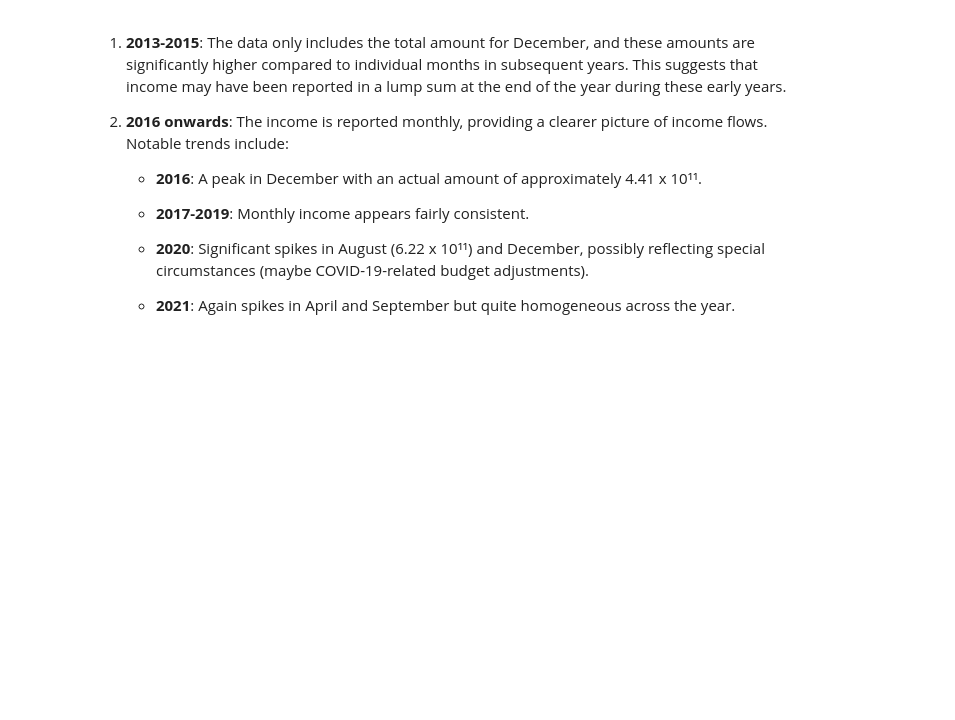
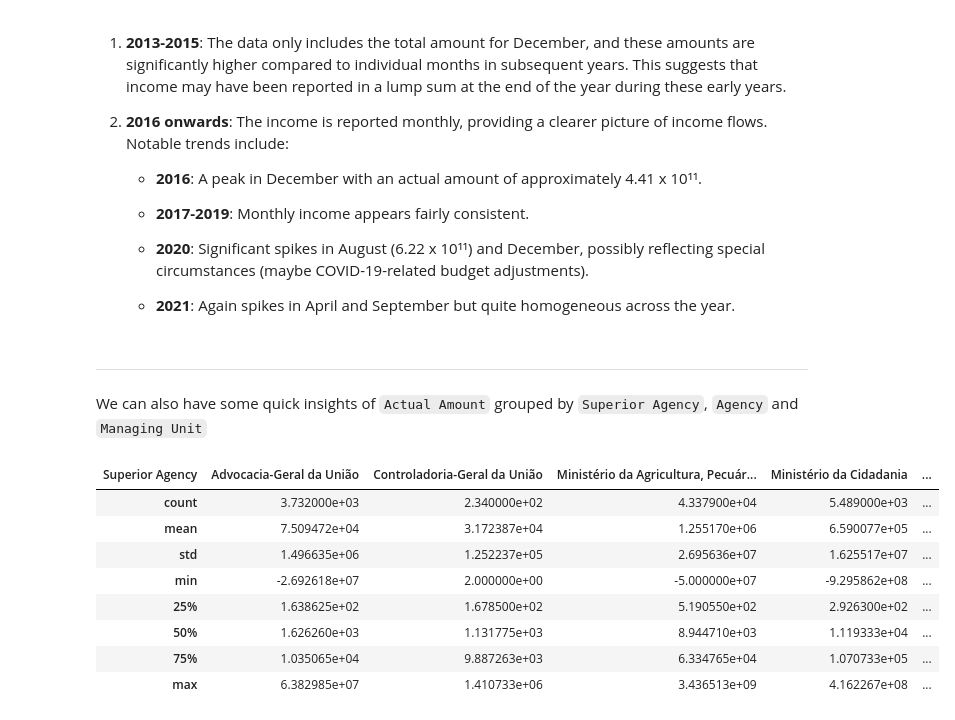
Before and after one commit to SupernovaIa/DataProject-Brasil-Public-Income-EDA, a Jupyter notebook: notebook/03-Phase-ExploratoryDataAnalysis.ipynb, the cells around one changed output. Saved outputs shown, nothing was run; the diff lists cells and outputs as text; code cells hidden in the pictures; blank space fills up the shorter version.

```diff
--- a/notebook/03-Phase-ExploratoryDataAnalysis.ipynb
+++ b/notebook/03-Phase-ExploratoryDataAnalysis.ipynb
@@ -245,3 +234,19 @@ Name: Actual Amount, dtype: float64
    - **2020**: Significant spikes in August (6.22 x 10¹¹) and December, possibly reflecting special circumstances (maybe COVID-19-related budget adjustments).
 
    - **2021**: Again spikes in April and September but quite homogeneous across the year.
+# %% [markdown]
+---
+# %% [markdown]
+We can also have some quick insights of `Actual Amount` grouped by `Superior Agency`, `Agency` and `Managing Unit`
+# %%
+df.groupby('Superior Agency')['Actual Amount'].describe().T
+# %% [output]
+| Superior Agency | Advocacia-Geral da União | Controladoria-Geral da União | Ministério da Agricultura, Pecuár... | Ministério da Cidadania | ... |
+| count | 3.732000e+03 | 2.340000e+02 | 4.337900e+04 | 5.489000e+03 | ... |
+| mean | 7.509472e+04 | 3.172387e+04 | 1.255170e+06 | 6.590077e+05 | ... |
+| std | 1.496635e+06 | 1.252237e+05 | 2.695636e+07 | 1.625517e+07 | ... |
+| min | -2.692618e+07 | 2.000000e+00 | -5.000000e+07 | -9.295862e+08 | ... |
+| 25% | 1.638625e+02 | 1.678500e+02 | 5.190550e+02 | 2.926300e+02 | ... |
+| 50% | 1.626260e+03 | 1.131775e+03 | 8.944710e+03 | 1.119333e+04 | ... |
+| 75% | 1.035065e+04 | 9.887263e+03 | 6.334765e+04 | 1.070733e+05 | ... |
+| max | 6.382985e+07 | 1.410733e+06 | 3.436513e+09 | 4.162267e+08 | ... |
```
Also changed, not shown: parts of 25 cells of this notebook, 4 other files.
